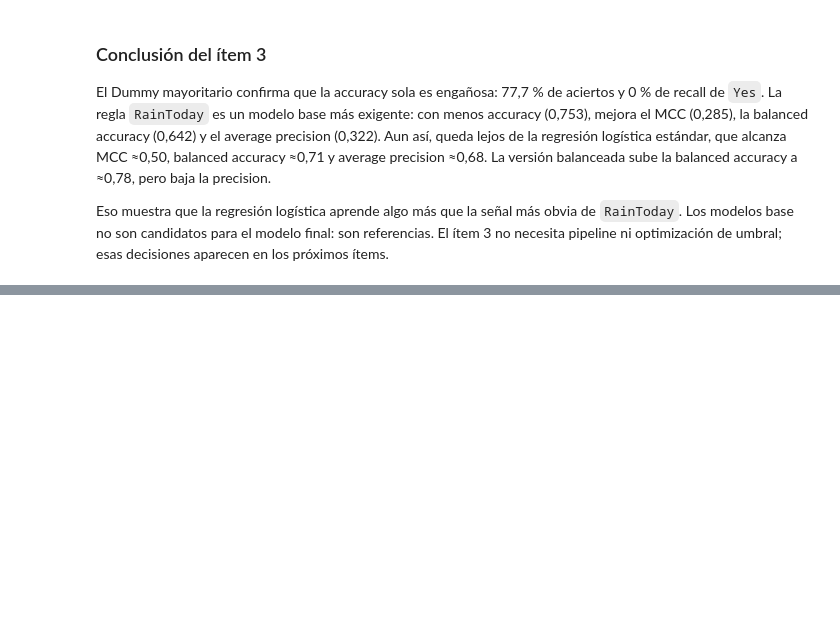
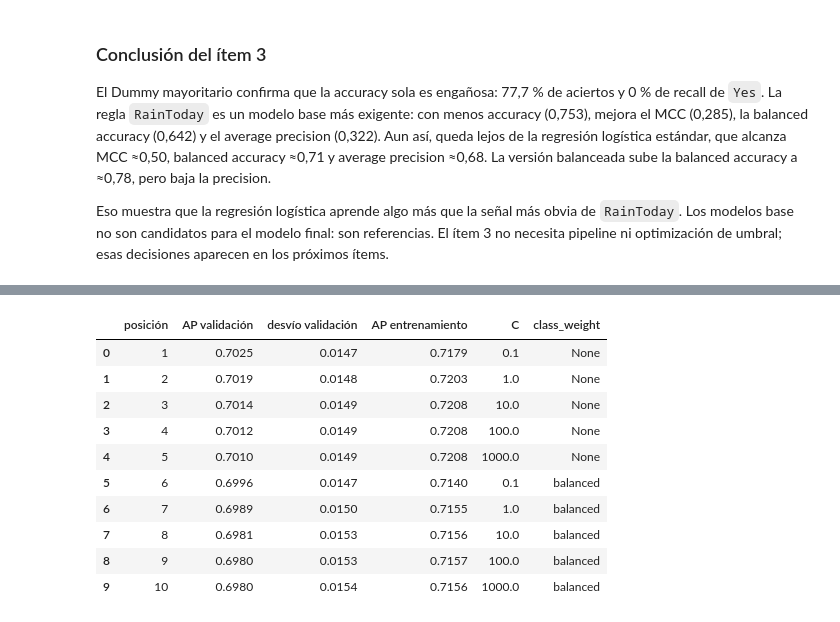
Before and after one commit to V1DR1K/TP_AA1_TUIA_Colombo_Ayala_Ibarbia, a Jupyter notebook: TP_2/TP-clasificacion-AA1.ipynb, the cells around one changed output, grey strips where cells are left out. Saved outputs shown, nothing was run; the diff lists cells and outputs as text; code cells hidden in the pictures; blank space fills up the shorter version.

```diff
--- a/TP_2/TP-clasificacion-AA1.ipynb
+++ b/TP_2/TP-clasificacion-AA1.ipynb
@@ -19,6 +19,8 @@ from sklearn.metrics import accuracy_score, precision_score, recall_score, f1_sc
 # %%
 # Cargo el CSV entregado y convierto Date a fecha para resumir el período.
 DATA_PATH = Path("weatherAUS_2026C2.csv")
+if not DATA_PATH.exists():
+    DATA_PATH = Path("..") / "weatherAUS_2026C2.csv"
 if not DATA_PATH.exists():
     raise FileNotFoundError(f"No se encontró el archivo: {DATA_PATH.resolve()}")
 
@@ -987,0 +1078,35 @@ Eso muestra que la regresión logística aprende algo más que la señal más ob
+# %%
+# Muestro las mejores combinaciones de la búsqueda.
+resultados_cv = pd.DataFrame(busqueda.cv_results_)
+tabla_cv = resultados_cv.sort_values("rank_test_score")[[
+    "rank_test_score",
+    "mean_test_score",
+    "std_test_score",
+    "mean_train_score",
+    "param_modelo__C",
+    "param_modelo__class_weight",
+]].head(10).reset_index(drop=True).copy()
+
+tabla_cv["param_modelo__C"] = tabla_cv["param_modelo__C"].astype(float).round(4)
+tabla_cv["param_modelo__class_weight"] = tabla_cv["param_modelo__class_weight"].fillna("None")
+tabla_cv = tabla_cv.rename(columns={
+    "rank_test_score": "posición",
+    "mean_test_score": "AP validación",
+    "std_test_score": "desvío validación",
+    "mean_train_score": "AP entrenamiento",
+    "param_modelo__C": "C",
+    "param_modelo__class_weight": "class_weight",
+})
+display(tabla_cv.round(4))
+# %% [output]
+|  | posición | AP validación | desvío validación | AP entrenamiento | C | class_weight |
+| 0 | 1 | 0.7025 | 0.0147 | 0.7179 | 0.1 | None |
+| 1 | 2 | 0.7019 | 0.0148 | 0.7203 | 1.0 | None |
+| 2 | 3 | 0.7014 | 0.0149 | 0.7208 | 10.0 | None |
+| 3 | 4 | 0.7012 | 0.0149 | 0.7208 | 100.0 | None |
+| 4 | 5 | 0.7010 | 0.0149 | 0.7208 | 1000.0 | None |
+| 5 | 6 | 0.6996 | 0.0147 | 0.7140 | 0.1 | balanced |
+| 6 | 7 | 0.6989 | 0.0150 | 0.7155 | 1.0 | balanced |
+| 7 | 8 | 0.6981 | 0.0153 | 0.7156 | 10.0 | balanced |
+| 8 | 9 | 0.6980 | 0.0153 | 0.7157 | 100.0 | balanced |
+| 9 | 10 | 0.6980 | 0.0154 | 0.7156 | 1000.0 | balanced |
```
Also changed, not shown: parts of 6 cells of this notebook.
